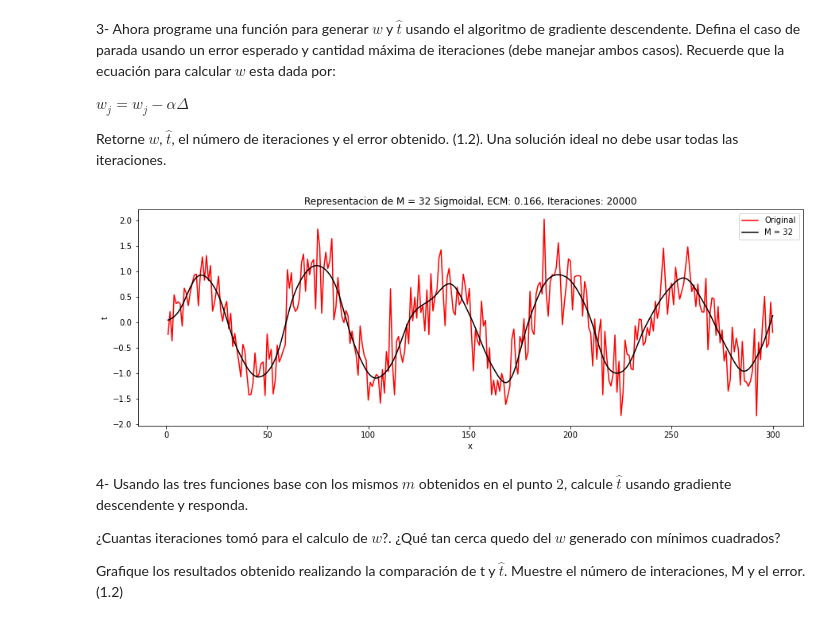
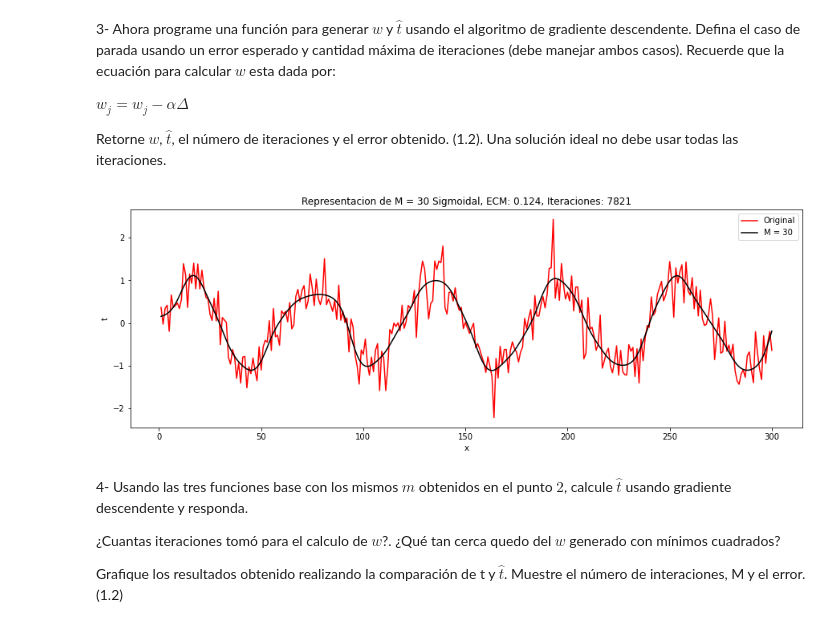
Before and after one commit to BrayanTabares/InteligenciaArtificial, a Jupyter notebook: Taller3-Gradiente descendente.ipynb, the cells around one changed output. Cells and saved outputs as stored; diff of their text form; code cells hidden in the pictures.

```diff
--- a/Taller3-Gradiente descendente.ipynb
+++ b/Taller3-Gradiente descendente.ipynb
@@ -191,7 +191,7 @@ def generarInicioW(aleatorio, tamano, numero):
 
 m1=0
 m2=0
-m3=32
+m3=30
 
 #Graficación------------------------------------------------
 
@@ -207,34 +207,34 @@ phiSigmo = generarPhi(x, m3, 's')
 w1=generarInicioW(True,m1,1)
 w2=generarInicioW(True,m2,1)
 w3=generarInicioW(True,m3,1)
 
 # canPoli,wPoli = calcularWGradiente(w1,m1,phiPoli,0.1,0.1,20000)
 # canExpo,wExpo = calcularWGradiente(w2,m2,phiExpo,0.1,0.1,40000)
 canSigmo,wSigmo = calcularWGradiente(w3,m3,phiSigmo,errorSigmo+0.0009,0.1,20000)
 
 # tpPoli=phiPoli@wPoli
 # tpExpo=phiExpo@wExpo
 tpSigmo=phiSigmo@wSigmo
 
 
 t0=np.arange(1,len(t)+1,1)
 t1=t0.reshape(len(t0),1)
 
 #Visualizar gráfica
 
 plt.subplots(1,1,figsize=(15,5))
 
 plt.subplot(1,1,1)
 plt.plot(t1,t,'r',t1,tpSigmo,'k')
 plt.legend(['Original',names[2]])
 plt.xlabel("x")
 plt.ylabel("t")
 plt.title("Representacion de "+names[2]+" Sigmoidal, ECM: "+"{:.3f}".format(errorCuadraticoMedio(phiSigmo,wSigmo))
           +", Iteraciones: "+str(canSigmo))
 
 plt.show()
 # %% [output]
-[figure, old version]
+[figure, new version]
 # %% [markdown]
 4- Usando las tres funciones base con los mismos $m$ obtenidos en el punto $2$, calcule $\hat{t}$ usando gradiente descendente y responda.
 
```
Also changed, not shown: parts of 5 cells of this notebook.
